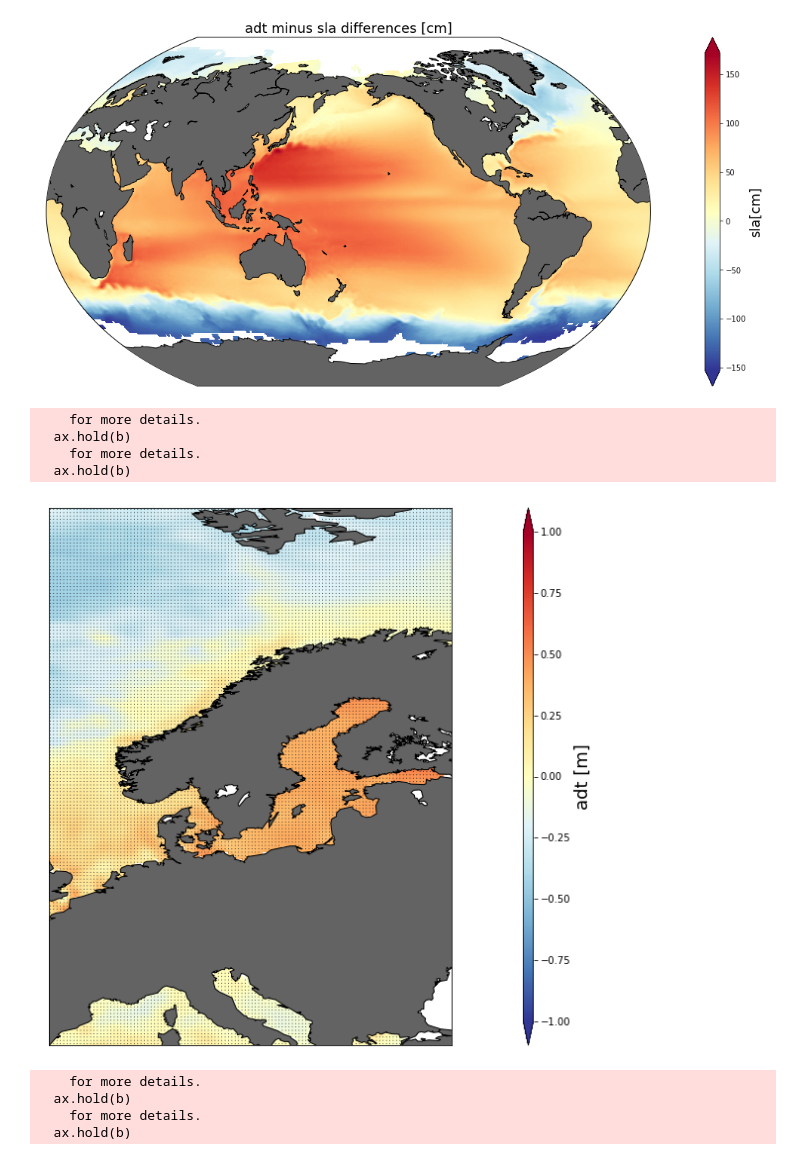
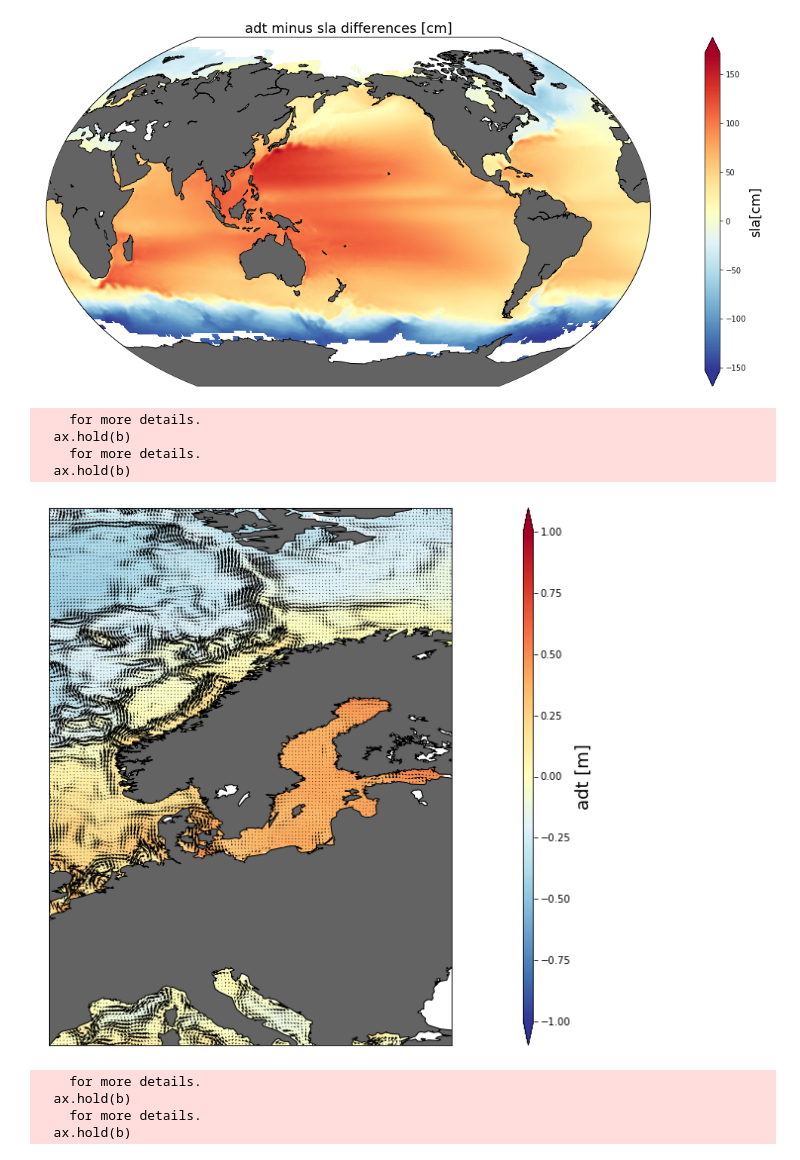
Before and after one commit to pprandi/cmems-training, a Jupyter notebook: notebook/02_dataView.ipynb, the cells around one changed output. Saved outputs shown, nothing was run; the diff lists cells and outputs as text; code cells hidden in the pictures.

```diff
--- a/notebook/02_dataView.ipynb
+++ b/notebook/02_dataView.ipynb
@@ -12,7 +12,7 @@ from mpl_toolkits.basemap import Basemap
 plt.rcParams["figure.figsize"] = (16,10)
 # %%
 # we already downloaded files as part of a previous tutorial
-filename = "/data/pprandi/TMP/dt_global_allsat_phy_l4_20160925_20170209.nc"
+filename = "/Users/pierre/Documents/Presentations/201706_CMEMSArctic/data_tmp/dt_global_allsat_phy_l4_20160925_20170209.nc"
 nc = Dataset(filename, 'r')
 for variable in nc.variables:
     print(variable)
@@ -105,23 +105,23 @@ plt.title('adt minus sla differences [cm]', size=18);
 # %%
 # plotting in a sub region, for example near Norway
 m = Basemap(projection='cyl', llcrnrlat=40, urcrnrlat=80, llcrnrlon=0, urcrnrlon=30, resolution='l')
 m.drawcoastlines()
 m.fillcontinents(color='#636363')
 x,y = m(lon, lat)
 colormesh = m.pcolormesh(x, y, adt, cmap='RdYlBu_r', vmin=-1., vmax=1., zorder=1)
 cb = m.colorbar(colormesh, pad=1, size='2.5%', extend='both')
 cb.set_label('adt [m]', fontsize=18)
 
 # overlay geostrophic velocities
 u = nc.variables['ugos'][0,:,:]
 v = nc.variables['vgos'][0,:,:]
-barbs = m.quiver(x, y, u, v)
+barbs = m.quiver(x, y, u, v, scale=10.)
 # %% [output]
     for more details.
   ax.hold(b)
     for more details.
   ax.hold(b)
-[figure, old version]
+[figure, new version]
 # %%
 # there is too much info here, so downsample velocities a little bit
 m = Basemap(projection='cyl', llcrnrlat=40, urcrnrlat=80, llcrnrlon=0, urcrnrlon=30, resolution='l')
```
Also changed, not shown: parts of 2 cells of this notebook, 1 other file.
